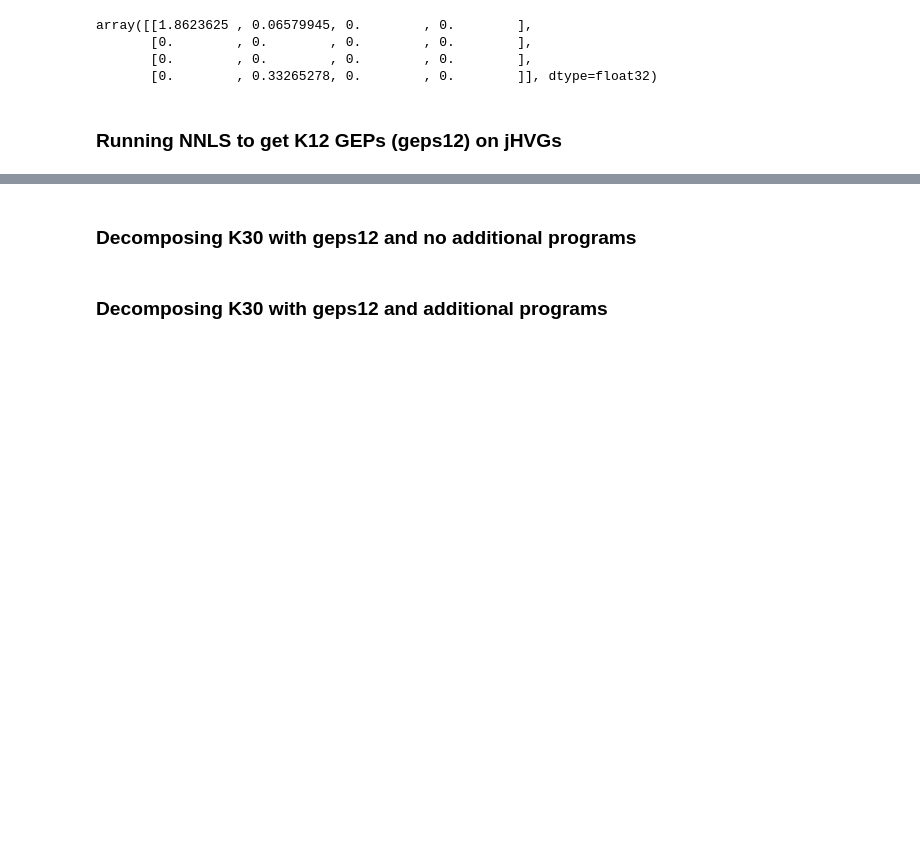
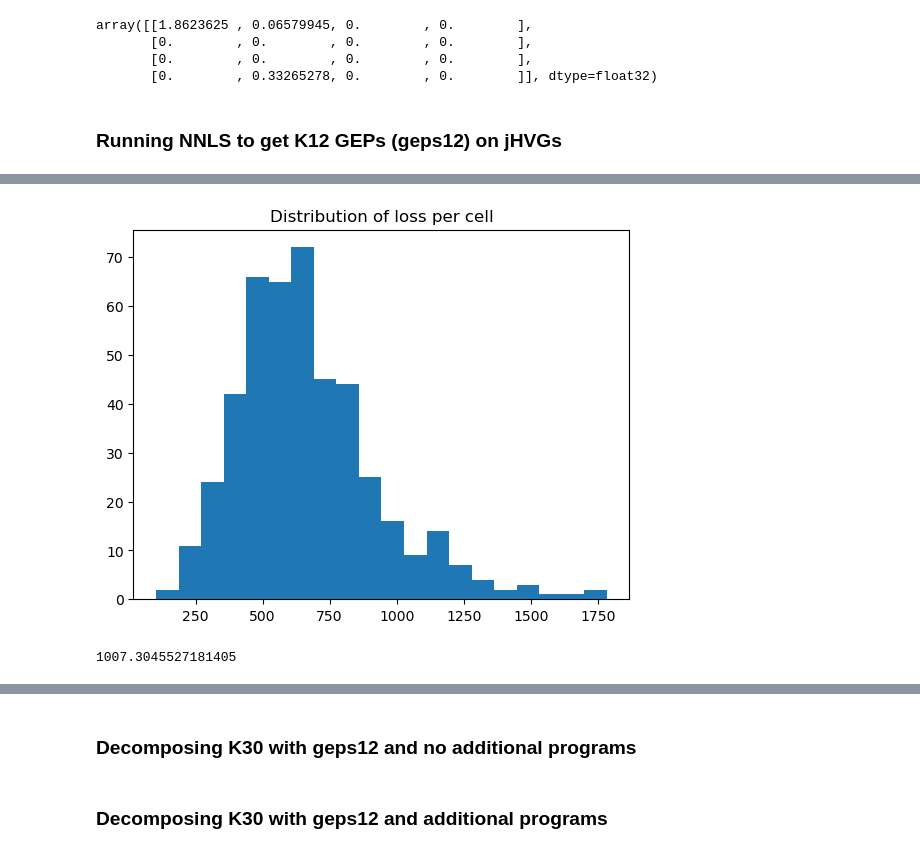
Before and after one commit to nitzanlab/gep-dynamics, a Jupyter notebook: notebooks/marjanovic_k12_k30_pfnmf.ipynb, the cells around one changed output, grey strips where cells are left out. Drawn from its saved outputs; the diff is of its cells as text; code cells hidden in the pictures; blank space fills up the shorter version.

```diff
--- a/notebooks/marjanovic_k12_k30_pfnmf.ipynb
+++ b/notebooks/marjanovic_k12_k30_pfnmf.ipynb
@@ -178,0 +153,7 @@ Error per sample =  6.686e+02
+# %%
+#Parameters
+beta_loss = 'kullback-leibler'
+max_iter = 800
+
+# Usage proportions of the k_12 programs on k_12 data
+100 * k_12.obsm['usages_norm'].sum(axis=0) / k_12.n_obs
@@ -178,0 +186,12 @@ Error per sample =  6.686e+02
+# %%
+loss_per_cell = pfnmf.calc_beta_divergence(X12.T, W, np.zeros((2000, 0)), H, np.zeros((0, 455)), per_column=True)
+
+plt.hist(loss_per_cell, bins=20)
+plt.title('Distribution of loss per cell')
+plt.show()
+# %% [output]
+[figure, added]
+# %%
+np.percentile(loss_per_cell, 90)
+# %% [output]
+1007.3045527181405
```
Also changed, not shown: parts of 52 cells of this notebook, 5 other files.
